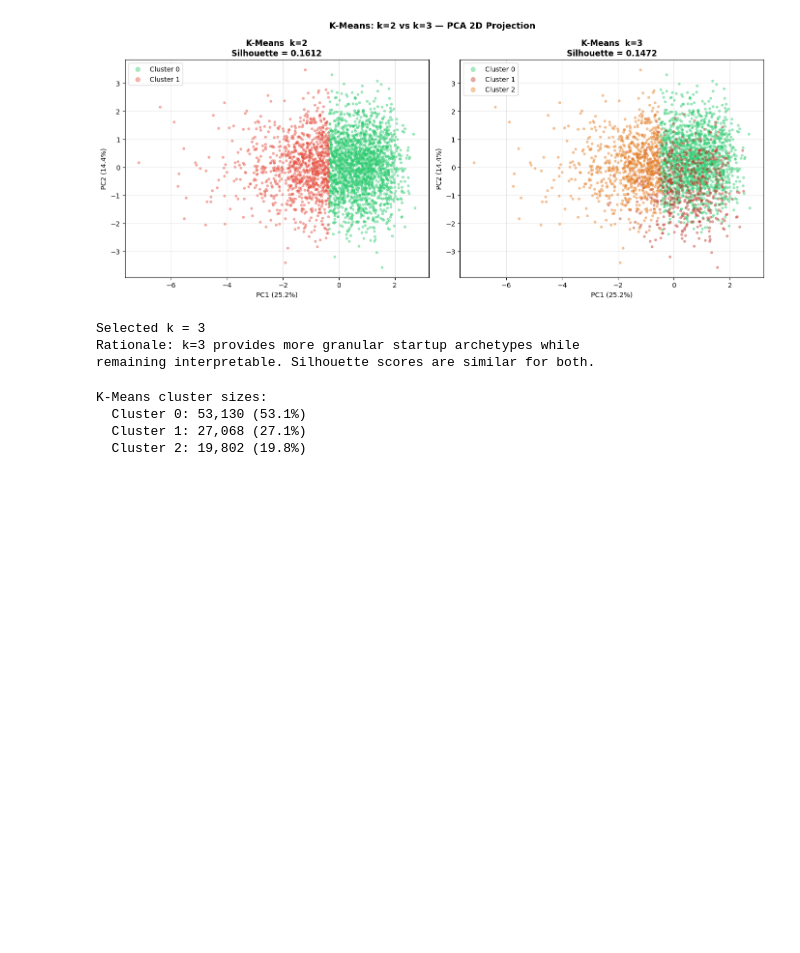
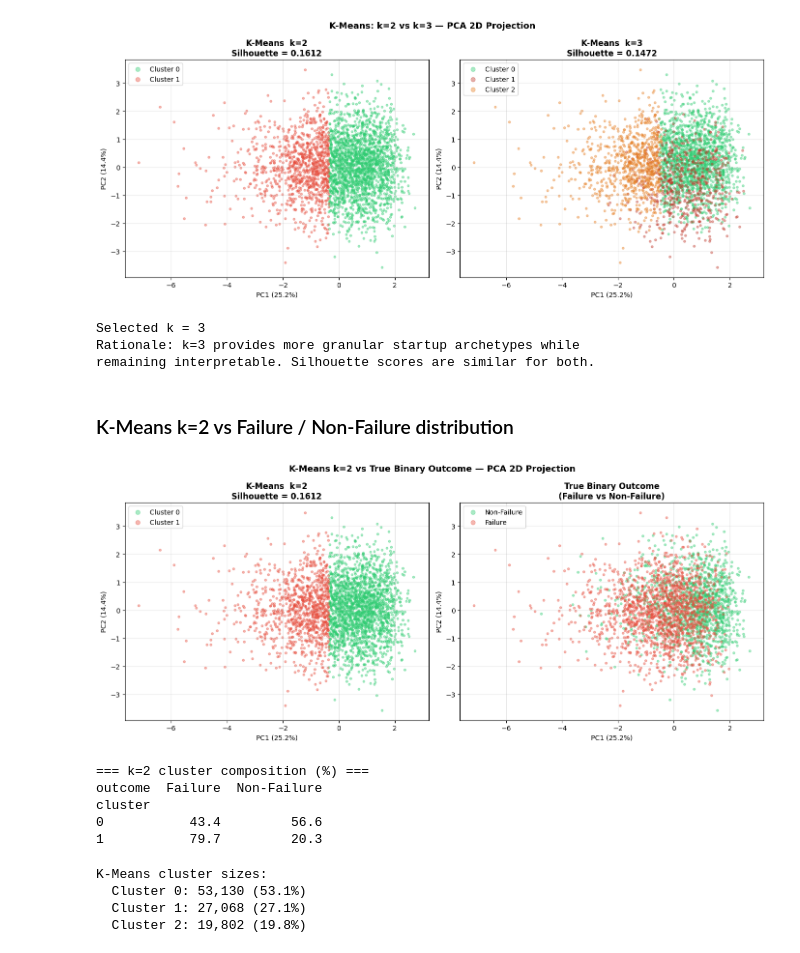
Before and after one commit to Clement-NI/Machine_learning_project_kaggle_start_up_success_data, a Jupyter notebook: scientificProject1/task.ipynb, the cells around one changed output. Cells and saved outputs as stored; diff of their text form; code cells hidden in the pictures; blank space fills up the shorter version.

Commit message:
Add k=2 clusters vs Failure/Non-Failure binary outcome comparison
- Side-by-side PCA plot: k=2 clusters vs true binary labels
- Crosstab: Cluster 0 = 56.6% Non-Failure, Cluster 1 = 79.7% Failure

https://claude.ai/code/session_01QhGjCchUC55W7pMvffa1Aj

```diff
--- a/scientificProject1/task.ipynb
+++ b/scientificProject1/task.ipynb
@@ -1175,6 +1175,66 @@ print('remaining interpretable. Silhouette scores are similar for both.')
 Selected k = 3
 Rationale: k=3 provides more granular startup archetypes while
 remaining interpretable. Silhouette scores are similar for both.
+# %% [markdown]
+### K-Means k=2 vs Failure / Non-Failure distribution
+# %%
+# ── k=2 clusters vs binary outcome (Failure / Non-Failure) ───────────────────
+rng_v2 = np.random.RandomState(RANDOM_STATE)
+idx_v2  = rng_v2.choice(len(X_pca), size=3_000, replace=False)
+
+labels_k2 = results[2]['labels'][idx_v2]
+binary_outcome = np.where(df['outcome'].values[idx_v2] == 'Failure',
+                          'Failure', 'Non-Failure')
+
+colors_2   = ['#2ecc71', '#e74c3c']
+colors_bin = {'Non-Failure': '#2ecc71', 'Failure': '#e74c3c'}
+
+fig, axes = plt.subplots(1, 2, figsize=(14, 6))
+
+# Left: k=2 clusters
+for c, col in zip([0, 1], colors_2):
+    mask = labels_k2 == c
+    axes[0].scatter(X_pca[idx_v2][mask, 0], X_pca[idx_v2][mask, 1],
+                    c=col, alpha=0.4, s=10, label=f'Cluster {c}')
+axes[0].set_title(f'K-Means  k=2\nSilhouette = {results[2]["silhouette"]:.4f}',
+                  fontsize=12, fontweight='bold')
+axes[0].legend(fontsize=10, markerscale=2)
+
+# Right: Failure vs Non-Failure
+for label, col in colors_bin.items():
+    mask = binary_outcome == label
+    axes[1].scatter(X_pca[idx_v2][mask, 0], X_pca[idx_v2][mask, 1],
+                    c=col, alpha=0.4, s=10, label=label)
+axes[1].set_title('True Binary Outcome\n(Failure vs Non-Failure)',
+                  fontsize=12, fontweight='bold')
+axes[1].legend(fontsize=10, markerscale=2)
+
+for ax in axes:
+    ax.set_xlabel(f'PC1 ({pca2d.explained_variance_ratio_[0]*100:.1f}%)', fontsize=10)
+    ax.set_ylabel(f'PC2 ({pca2d.explained_variance_ratio_[1]*100:.1f}%)', fontsize=10)
+    ax.grid(alpha=0.3)
+
+plt.suptitle('K-Means k=2 vs True Binary Outcome — PCA 2D Projection',
+             fontsize=13, fontweight='bold')
+plt.tight_layout()
+plt.show()
+
+# Crosstab
+import pandas as pd
+df_k2 = pd.DataFrame({
+    'cluster': results[2]['labels'],
+    'outcome': np.where(df['outcome'].values == 'Failure', 'Failure', 'Non-Failure')
+})
+ct = pd.crosstab(df_k2['cluster'], df_k2['outcome'], normalize='index') * 100
+print('=== k=2 cluster composition (%) ===')
+print(ct.round(1).to_string())
+# %% [output]
+[figure, added]
+=== k=2 cluster composition (%) ===
+outcome  Failure  Non-Failure
+cluster
+0           43.4         56.6
+1           79.7         20.3
 # %%
 OPTIMAL_K = 3
 
```
